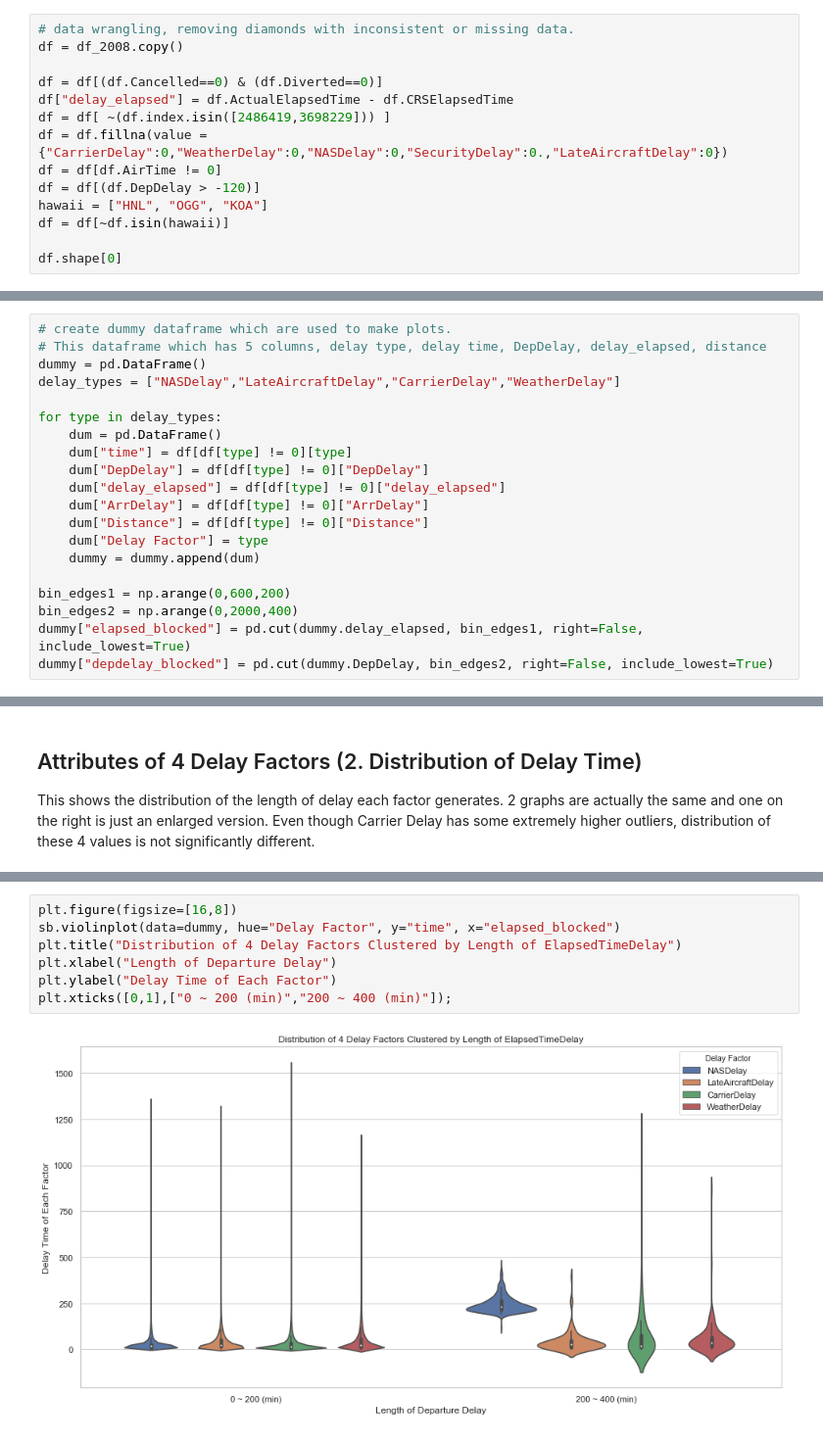
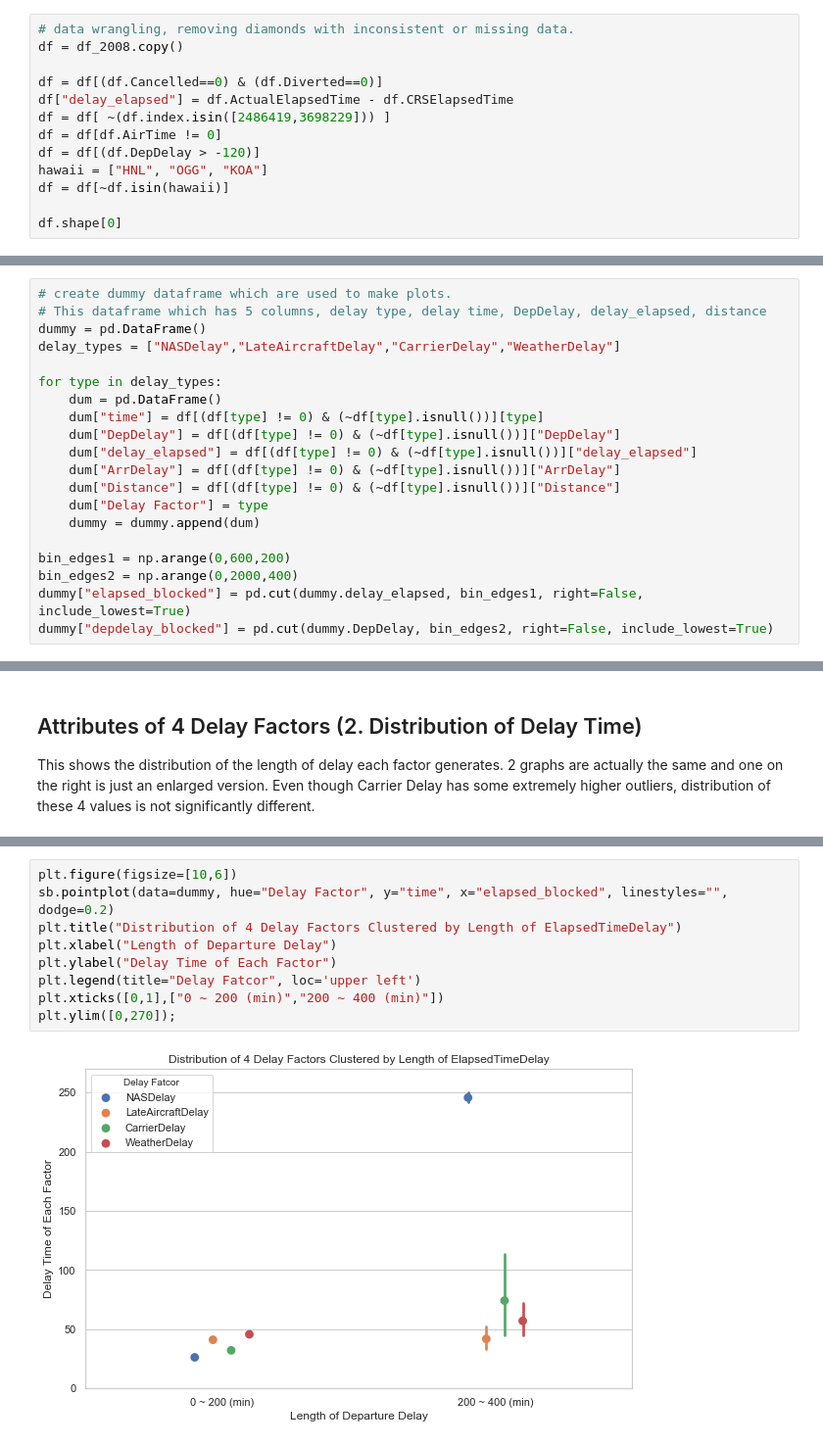
Before and after one commit to kudojp/FlightsDataAnalysis, a Jupyter notebook: flightsdata_explanation.ipynb, the cells around one changed output, grey strips where cells are left out. Shown at 98% size. Drawn from its saved outputs; the diff is of its cells as text.

```diff
--- a/flightsdata_explanation.ipynb
+++ b/flightsdata_explanation.ipynb
@@ -32,7 +32,6 @@ df = df_2008.copy()
 df = df[(df.Cancelled==0) & (df.Diverted==0)]
 df["delay_elapsed"] = df.ActualElapsedTime - df.CRSElapsedTime
 df = df[ ~(df.index.isin([2486419,3698229])) ]
-df = df.fillna(value = {"CarrierDelay":0,"WeatherDelay":0,"NASDelay":0,"SecurityDelay":0.,"LateAircraftDelay":0})
 df = df[df.AirTime != 0]
 df = df[(df.DepDelay > -120)]
 hawaii = ["HNL", "OGG", "KOA"]
@@ -49,11 +48,11 @@ delay_types = ["NASDelay","LateAircraftDelay","CarrierDelay","WeatherDelay"]
 
 for type in delay_types:
     dum = pd.DataFrame()
-    dum["time"] = df[df[type] != 0][type]
-    dum["DepDelay"] = df[df[type] != 0]["DepDelay"]
-    dum["delay_elapsed"] = df[df[type] != 0]["delay_elapsed"]
-    dum["ArrDelay"] = df[df[type] != 0]["ArrDelay"]
-    dum["Distance"] = df[df[type] != 0]["Distance"]
+    dum["time"] = df[(df[type] != 0) & (~df[type].isnull())][type]
+    dum["DepDelay"] = df[(df[type] != 0) & (~df[type].isnull())]["DepDelay"]
+    dum["delay_elapsed"] = df[(df[type] != 0) & (~df[type].isnull())]["delay_elapsed"]
+    dum["ArrDelay"] = df[(df[type] != 0) & (~df[type].isnull())]["ArrDelay"]
+    dum["Distance"] = df[(df[type] != 0) & (~df[type].isnull())]["Distance"]
     dum["Delay Factor"] = type
     dummy = dummy.append(dum)
 
@@ -236,11 +235,13 @@ plt.xticks([0,1,2,3,4],["0 ~ 400 (min)","400 ~ 800 (min)", "800 ~ 1200 (min)","1
 
 Reproducing the same plot with 2 levels of ElapsedTimeDelay instead of DepartureDelay shows that only NAS Delay factor is associated with longer DepartureDelay.
 # %%
-plt.figure(figsize=[16,8])
-sb.violinplot(data=dummy, hue="Delay Factor", y="time", x="elapsed_blocked")
+plt.figure(figsize=[10,6])
+sb.pointplot(data=dummy, hue="Delay Factor", y="time", x="elapsed_blocked", linestyles="", dodge=0.2)
 plt.title("Distribution of 4 Delay Factors Clustered by Length of ElapsedTimeDelay")
 plt.xlabel("Length of Departure Delay")
 plt.ylabel("Delay Time of Each Factor")
-plt.xticks([0,1],["0 ~ 200 (min)","200 ~ 400 (min)"]);
+plt.legend(title="Delay Fatcor", loc='upper left')
+plt.xticks([0,1],["0 ~ 200 (min)","200 ~ 400 (min)"])
+plt.ylim([0,270]);
 # %% [output]
-[figure, old version]
+[figure, new version]
```
Also changed, not shown: parts of 13 cells of this notebook, 4 other files.
